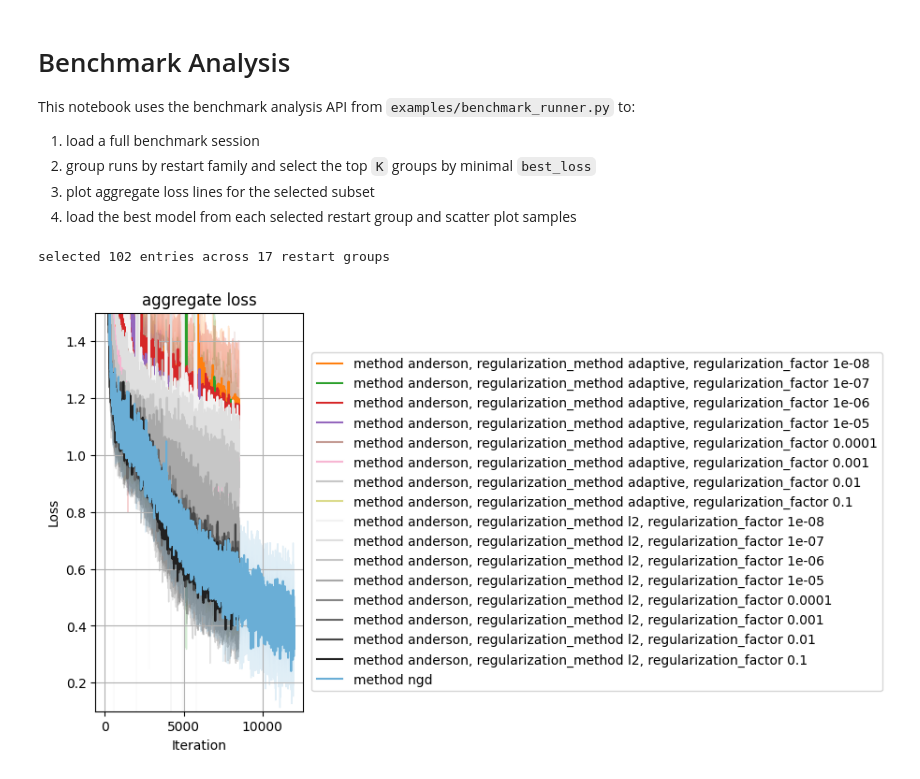
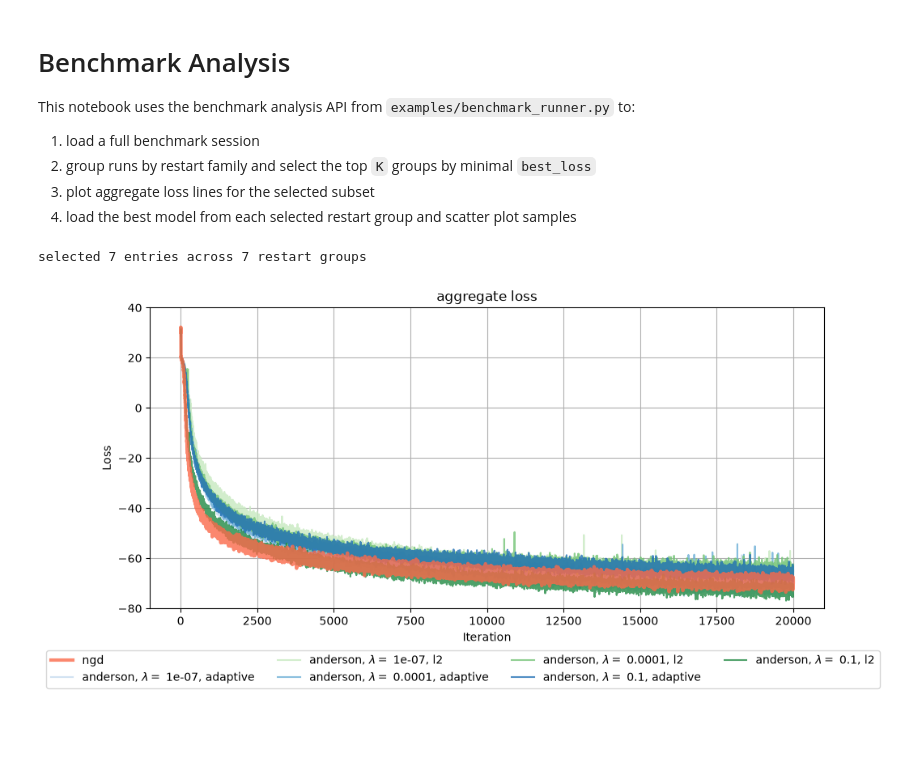
Before and after one commit to viviaxenov/NeuRiPP, a Jupyter notebook: examples/benchmark_analysis.ipynb, the cells around one changed output. Cells and saved outputs as stored; diff of their text form; code cells hidden in the pictures; blank space fills up the shorter version.

```diff
--- a/examples/benchmark_analysis.ipynb
+++ b/examples/benchmark_analysis.ipynb
@@ -48,36 +61,19 @@ for entry in entries:
         entry['problem']['functional']['bw_multipliers'] = tuple(entry['problem']['functional']['bw_multipliers'])
 
 df_all = entries_to_frame(entries)
-# %%
-arch_cols = [colname for colname in df_all.columns if 'architecture' in colname]
-
-cmaps = ['Reds', 'Blues', 'Oranges']
-
-for arch_param, df_arch in df_all.groupby(arch_cols):
-    _, _, w_hidden, n_hidden, _, n_steps, _, _, _ = arch_param
-    group_cols = restart_group_columns(df_arch)
-    best_k_with_reruns = df_arch.\
-        groupby(group_cols).\
-        apply(lambda _df: _df['best_loss'].min(), include_groups=False)
 # %%
 def select_top_k_restart_groups(entries, k):
     frame = entries_to_frame(entries)
+    # frame = frame.query("method in [ 'sgd', 'adam'] and `method_kwargs.learning_rate` <= 1e-6 ")
     frame = frame.query(
-        "`method_kwargs.step_size` == 0.01"
-        #" and "
-        #" `method_kwargs.natural_grad_clipping_threshold` == 0.05"
-        " and "
-        "   ("
-        "     method == 'ngd'"
-        "    )"
-        "    or "
-        "   ("
-        "    method == 'anderson'"
-        "    and `method_kwargs.relaxation` == 1.0"
-        # "    and `method_kwargs.regularization_method` == 'adaptive'"
-        # "     and `method_kwargs.regularization_factor` == 1e-5"
-        "   )"
-    )
+         "(method in ['anderson', 'ngd'] "
+         " and `method_kwargs.linear_solver_regularization` == 5e-3"
+         # " and `method_kwargs.regularization_factor` in [0.1, @np.nan]"
+         #" and `method_kwargs.step_size` in [0.01]"
+         " and `method_kwargs.history_length` in [2, @np.nan]"
+         " or "
+         "(method in ['adam'])"
+         ")")
     # frame = frame.query(
     #     "`method_kwargs.step_size` == 0.01"
     #     " and `method_kwargs.natural_grad_clipping_threshold` == 0.5"
@@ -143,11 +139,11 @@ def best_entry_per_restart_group(entries):
     entry_indices = frame.loc[best_row_indices, 'entry_index'].tolist()
     return [entries[int(index)] for index in entry_indices]
 # %%
-top_k = 25
+top_k = 100
 subset_entries, subset_summary = select_top_k_restart_groups(entries, top_k)
 best_entries = best_entry_per_restart_group(subset_entries)
 
 print(f'selected {len(subset_entries)} entries across {len(best_entries)} restart groups')
 # %% [output]
-selected 102 entries across 17 restart groups
+selected 7 entries across 7 restart groups
 # %%
@@ -202,20 +225,23 @@ def plot_line_groups(groups):
         return fig
 # %%
 style_channels = {
-    'colormap': ['tab20', 'Greys', 'Blues'],
+    'colormap': ['Reds', 'Blues', 'Greens', 'Purples', 'Greys',],
     'linestyle': ['-', '--', ':', '-.'],
 }
 param_to_channel = {
     'method': 'cmap',
+    'history_length': 'cmap',
+    'learning_rate': 'color',
     'regularization_factor': 'color',
+    'relaxation': 'color',
     'regularization_method': 'cmap' }
 
 groups = get_lines(subset_entries, style_channels=style_channels, style_channel_map=param_to_channel)
-fig = plot_line_groups(groups)
+fig = plot_line_groups(groups, )
 fig.savefig(f"convergence.pdf")
 plt.show()
 # %% [output]
-[figure, old version]
+[figure, new version]
 # %%
 def scatter_best_entries(entries, checkpoint_key='best', n_samples=512):
     if not entries:
```
Also changed, not shown: parts of 19 cells of this notebook, 5 other files.
